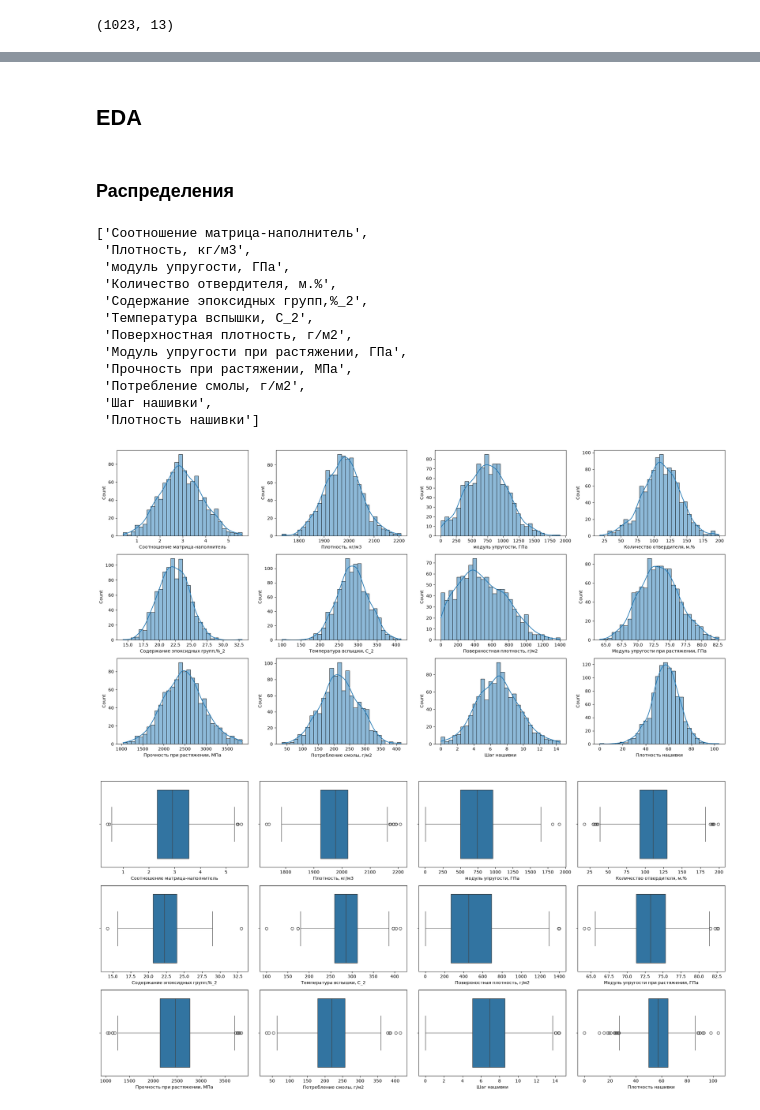
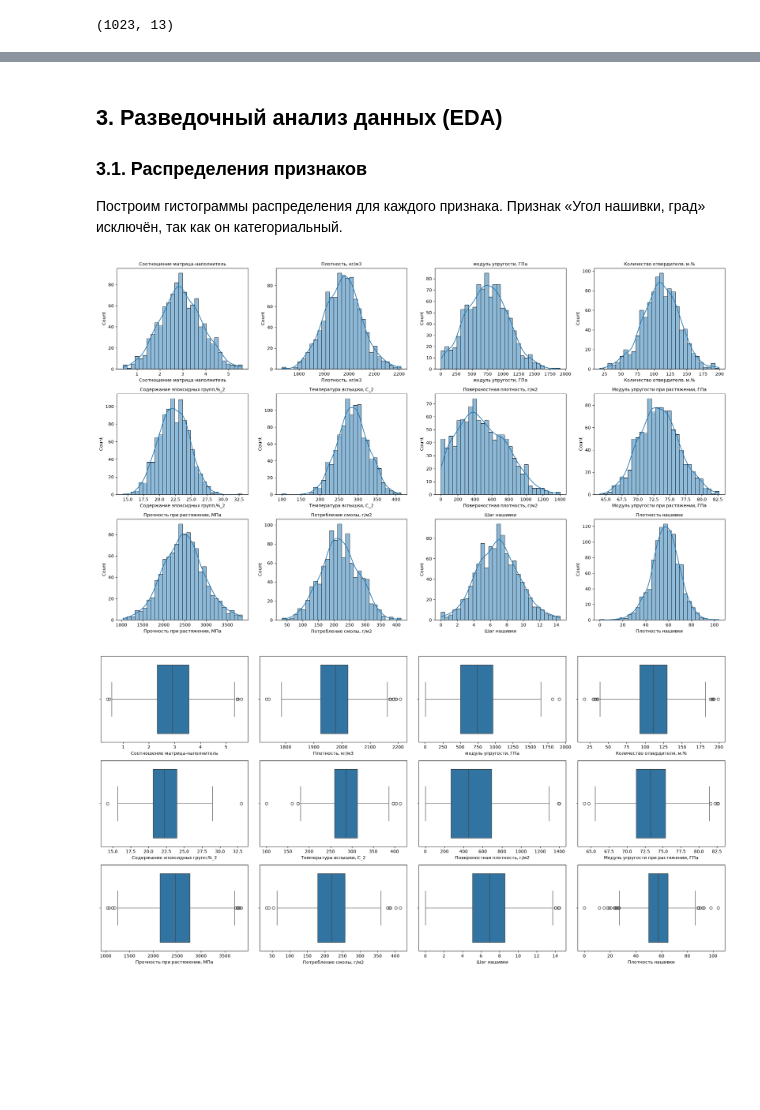
Before and after one commit to TrikZ991/vkr, a Jupyter notebook: eda.ipynb, the cells around one changed output, grey strips where cells are left out. Cells and saved outputs as stored; diff of their text form; code cells hidden in the pictures; blank space fills up the shorter version.

```diff
--- a/eda.ipynb
+++ b/eda.ipynb
@@ -64,34 +99,23 @@ df.describe()
 # %% [markdown]
-## EDA
+## 3. Разведочный анализ данных (EDA)
+
+### 3.1. Распределения признаков
+
+Построим гистограммы распределения для каждого признака. Признак «Угол нашивки, град» исключён, так как он категориальный.
-# %% [markdown]
-### Распределения
 # %%
 name_cols = df.columns.tolist()
 name_cols.remove('Угол нашивки, град')
-name_cols
+
+fig, axes = plt.subplots(3, 4, figsize=(20, 12))
+
+for ax, col in zip(axes.ravel(), name_cols):
+    sns.histplot(df[col], bins=30, kde=True, ax=ax)
+    ax.set_title(col, fontsize=10)
+
+plt.tight_layout()
+plt.show()
 # %% [output]
-['Соотношение матрица-наполнитель',
- 'Плотность, кг/м3',
- 'модуль упругости, ГПа',
- 'Количество отвердителя, м.%',
- 'Содержание эпоксидных групп,%_2',
- 'Температура вспышки, С_2',
- 'Поверхностная плотность, г/м2',
- 'Модуль упругости при растяжении, ГПа',
- 'Прочность при растяжении, МПа',
- 'Потребление смолы, г/м2',
- 'Шаг нашивки',
- 'Плотность нашивки']
+[figure, added]
-# %%
-fig, axes = plt.subplots(3, 4, figsize=(20, 10))
-
-for ax, col in zip(axes.ravel(), name_cols):
-    sns.histplot(df[col], bins=30, kde=True, ax=ax)
-
-plt.tight_layout()
-plt.show()
-# %% [output]
-[figure, removed]
 # %%
 fig, axes = plt.subplots(3, 4, figsize=(20, 10))
 
```
Also changed, not shown: parts of 8 cells of this notebook.
